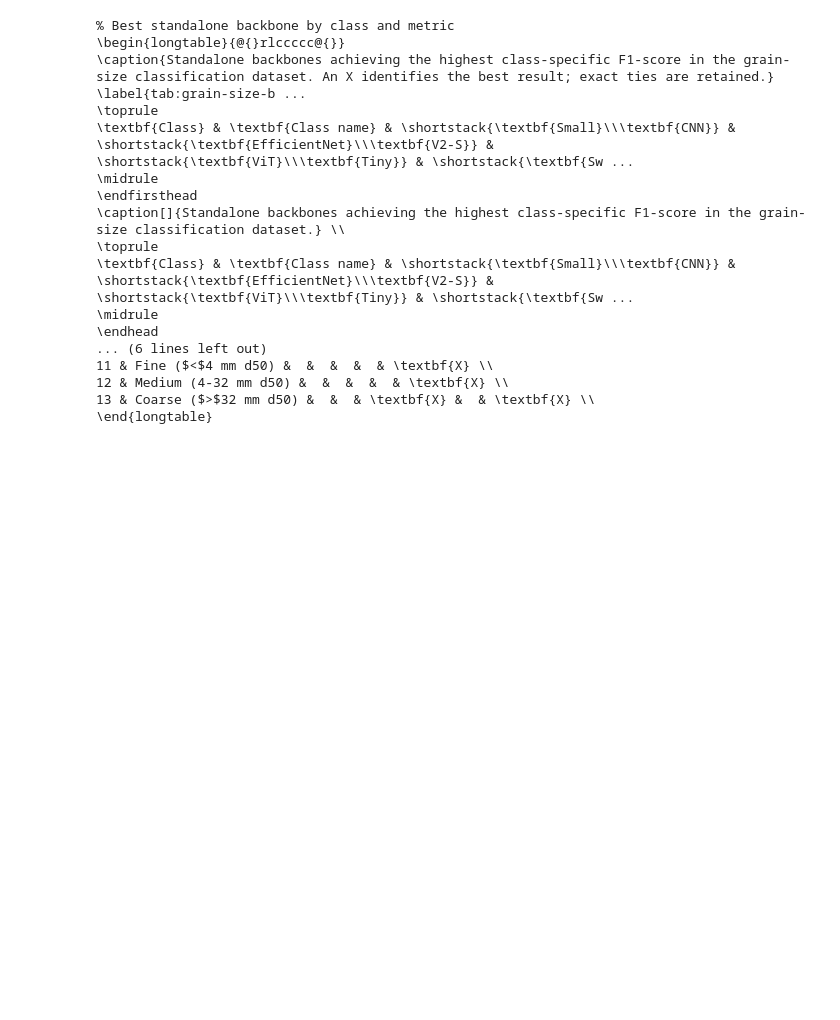
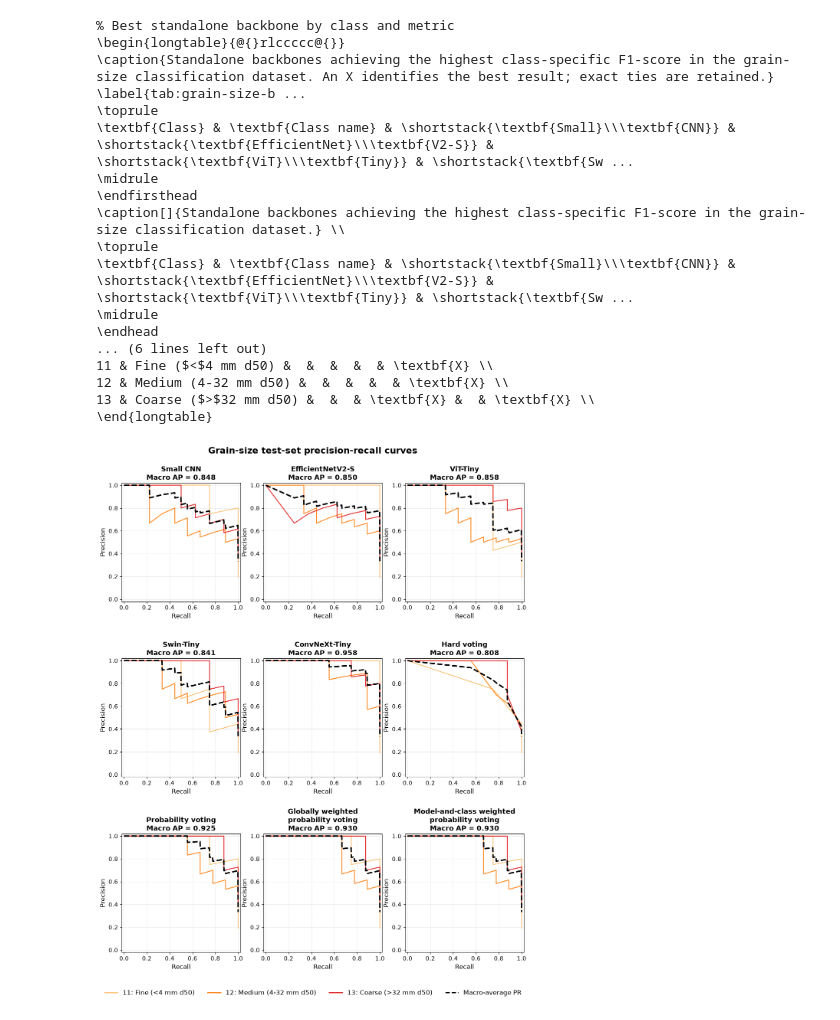
Before and after one commit to piotr-maciag/Context-Aware-Deep-Learning-Ensembles, a Jupyter notebook: pmaciag-volume-beach/Notebooks/ss_example_metrics_reporting.ipynb, the cells around one changed output. Saved outputs shown, nothing was run; the diff lists cells and outputs as text; code cells hidden in the pictures; blank space fills up the shorter version.

```diff
--- a/pmaciag-volume-beach/Notebooks/ss_example_metrics_reporting.ipynb
+++ b/pmaciag-volume-beach/Notebooks/ss_example_metrics_reporting.ipynb
@@ -151,3 +156,15 @@ print_latex_best_backbones_by_class(
 12 & Medium (4-32 mm d50) &  &  &  &  & \textbf{X} \\
 13 & Coarse ($>$32 mm d50) &  &  & \textbf{X} &  & \textbf{X} \\
 \end{longtable}
+# %%
+precision_recall_figure = plot_multiclass_precision_recall_curves(
+    predictions,
+    CLASS_CODES,
+    CLASS_NAMES,
+    "Grain-size test-set precision-recall curves",
+    panel_size=3.6,
+    font_scale=1.20,
+)
+plt.show()
+# %% [output]
+[figure, added]
```
Also changed, not shown: parts of 4 cells of this notebook, 12 other files.
